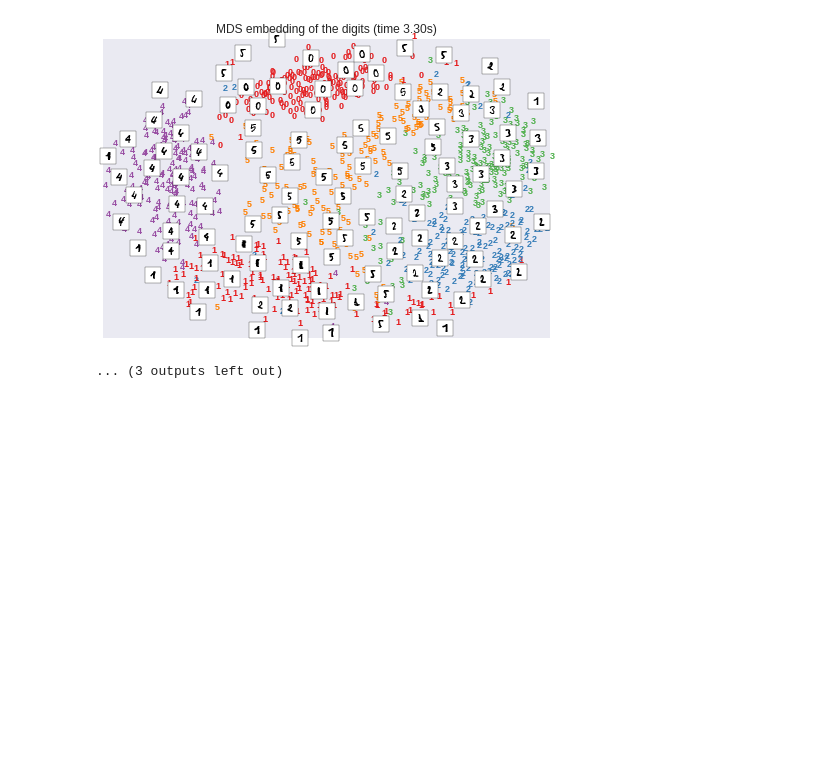
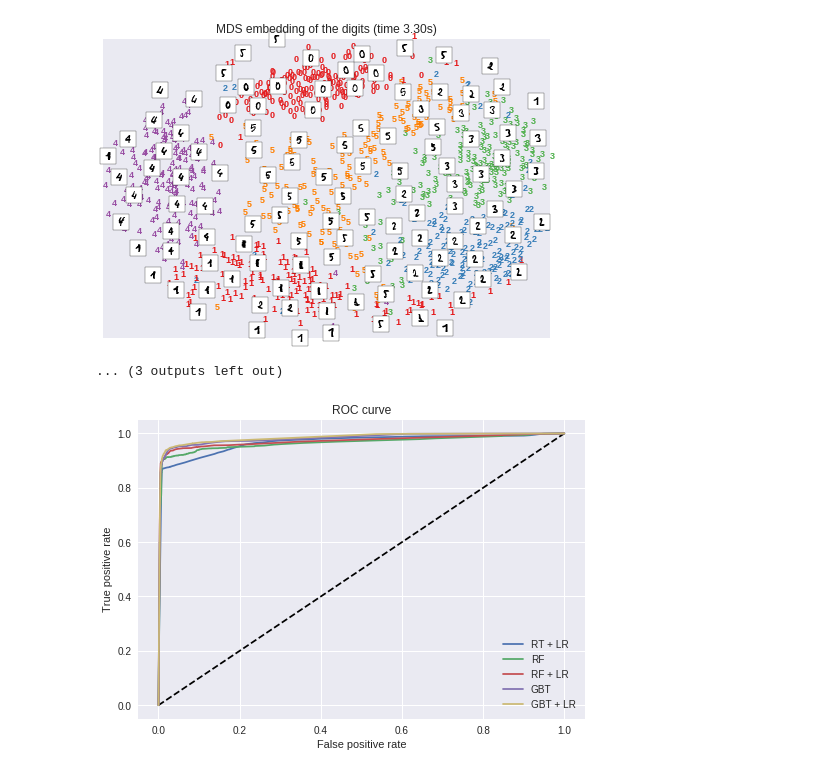
Before and after one commit to kintarou/django-starter, a Jupyter notebook: Random_forest.ipynb, the cells around one changed output. Drawn from its saved outputs; the diff is of its cells as text; code cells hidden in the pictures; blank space fills up the shorter version.

```diff
--- a/Random_forest.ipynb
+++ b/Random_forest.ipynb
@@ -482,3 +482,102 @@ Computing t-SNE embedding
 [figure]
 [figure]
 ... (3 outputs left out)
+# %%
+#Feature transformations with ensembles of trees
+
+import numpy as np
+np.random.seed(10)
+
+import matplotlib.pyplot as plt
+
+from sklearn.datasets import make_classification
+from sklearn.linear_model import LogisticRegression
+from sklearn.ensemble import (RandomTreesEmbedding, RandomForestClassifier,
+                              GradientBoostingClassifier)
+from sklearn.preprocessing import OneHotEncoder
+from sklearn.model_selection import train_test_split
+from sklearn.metrics import roc_curve
+from sklearn.pipeline import make_pipeline
+
+n_estimator = 10
+X, y = make_classification(n_samples=80000)
+X_train, X_test, y_train, y_test = train_test_split(X, y, test_size=0.5)
+# It is important to train the ensemble of trees on a different subset
+# of the training data than the linear regression model to avoid
+# overfitting, in particular if the total number of leaves is
+# similar to the number of training samples
+X_train, X_train_lr, y_train, y_train_lr = train_test_split(X_train,
+                                                            y_train,
+                                                            test_size=0.5)
+
+# Unsupervised transformation based on totally random trees
+rt = RandomTreesEmbedding(max_depth=3, n_estimators=n_estimator,
+    random_state=0)
+
+rt_lm = LogisticRegression()
+pipeline = make_pipeline(rt, rt_lm)
+pipeline.fit(X_train, y_train)
+y_pred_rt = pipeline.predict_proba(X_test)[:, 1]
+fpr_rt_lm, tpr_rt_lm, _ = roc_curve(y_test, y_pred_rt)
+
+# Supervised transformation based on random forests
+rf = RandomForestClassifier(max_depth=3, n_estimators=n_estimator)
+rf_enc = OneHotEncoder()
+rf_lm = LogisticRegression()
+rf.fit(X_train, y_train)
+rf_enc.fit(rf.apply(X_train))
+rf_lm.fit(rf_enc.transform(rf.apply(X_train_lr)), y_train_lr)
+
+y_pred_rf_lm = rf_lm.predict_proba(rf_enc.transform(rf.apply(X_test)))[:, 1]
+fpr_rf_lm, tpr_rf_lm, _ = roc_curve(y_test, y_pred_rf_lm)
+
+grd = GradientBoostingClassifier(n_estimators=n_estimator)
+grd_enc = OneHotEncoder()
+grd_lm = LogisticRegression()
+grd.fit(X_train, y_train)
+grd_enc.fit(grd.apply(X_train)[:, :, 0])
+grd_lm.fit(grd_enc.transform(grd.apply(X_train_lr)[:, :, 0]), y_train_lr)
+
+y_pred_grd_lm = grd_lm.predict_proba(
+    grd_enc.transform(grd.apply(X_test)[:, :, 0]))[:, 1]
+fpr_grd_lm, tpr_grd_lm, _ = roc_curve(y_test, y_pred_grd_lm)
+
+
+# The gradient boosted model by itself
+y_pred_grd = grd.predict_proba(X_test)[:, 1]
+fpr_grd, tpr_grd, _ = roc_curve(y_test, y_pred_grd)
+
+
+# The random forest model by itself
+y_pred_rf = rf.predict_proba(X_test)[:, 1]
+fpr_rf, tpr_rf, _ = roc_curve(y_test, y_pred_rf)
+
+plt.figure(1)
+plt.plot([0, 1], [0, 1], 'k--')
+plt.plot(fpr_rt_lm, tpr_rt_lm, label='RT + LR')
+plt.plot(fpr_rf, tpr_rf, label='RF')
+plt.plot(fpr_rf_lm, tpr_rf_lm, label='RF + LR')
+plt.plot(fpr_grd, tpr_grd, label='GBT')
+plt.plot(fpr_grd_lm, tpr_grd_lm, label='GBT + LR')
+plt.xlabel('False positive rate')
+plt.ylabel('True positive rate')
+plt.title('ROC curve')
+plt.legend(loc='best')
+plt.show()
+
+plt.figure(2)
+plt.xlim(0, 0.2)
+plt.ylim(0.8, 1)
+plt.plot([0, 1], [0, 1], 'k--')
+plt.plot(fpr_rt_lm, tpr_rt_lm, label='RT + LR')
+plt.plot(fpr_rf, tpr_rf, label='RF')
+plt.plot(fpr_rf_lm, tpr_rf_lm, label='RF + LR')
+plt.plot(fpr_grd, tpr_grd, label='GBT')
+plt.plot(fpr_grd_lm, tpr_grd_lm, label='GBT + LR')
+plt.xlabel('False positive rate')
+plt.ylabel('True positive rate')
+plt.title('ROC curve (zoomed in at top left)')
+plt.legend(loc='best')
+plt.show()
+# %% [output]
+[figure, added]
```
Also changed, not shown: parts of 6 cells of this notebook.
